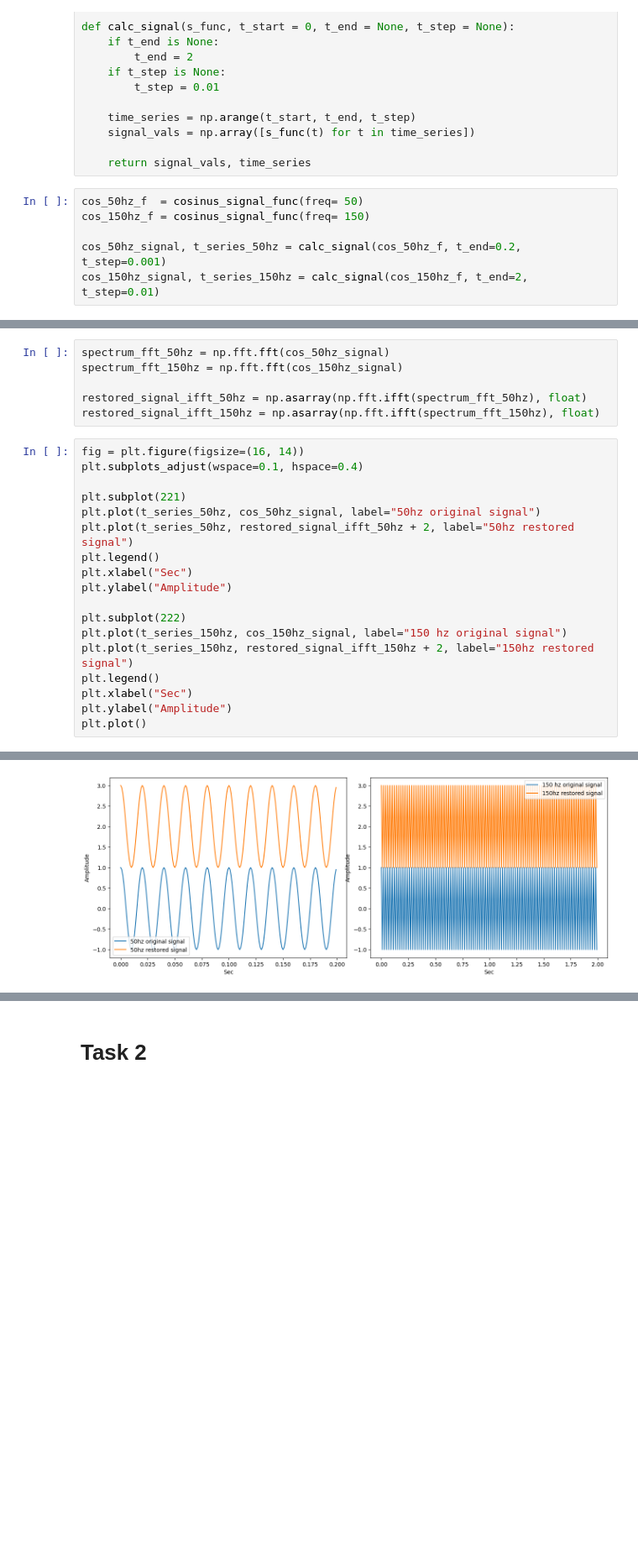
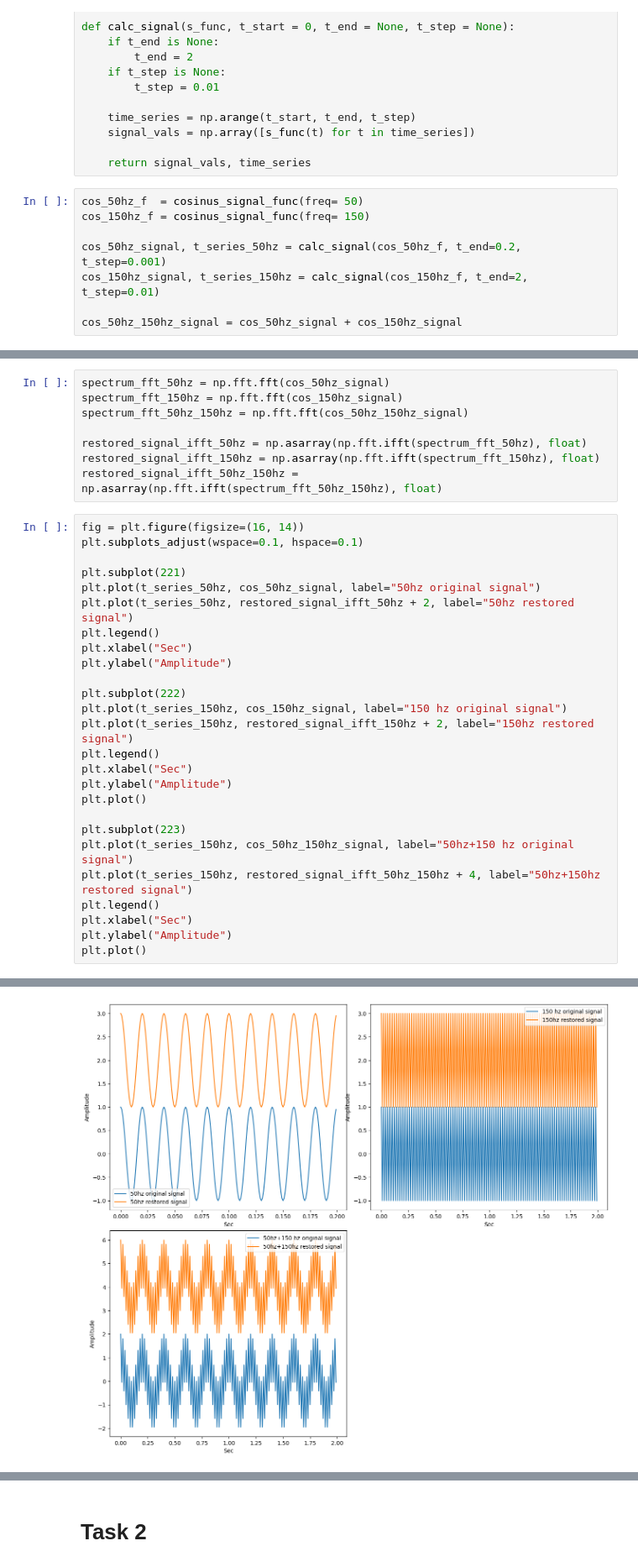
Before and after one commit to JooudDoo/DigitalSignals, a Jupyter notebook: lab_2.ipynb, the cells around one changed output, grey strips where cells are left out. Shown: that part at 84% size. Cells and saved outputs as stored; diff of their text form; blank space fills up the shorter version.

```diff
--- a/lab_2.ipynb
+++ b/lab_2.ipynb
@@ -42,6 +42,8 @@ cos_150hz_f = cosinus_signal_func(freq= 150)
 
 cos_50hz_signal, t_series_50hz = calc_signal(cos_50hz_f, t_end=0.2, t_step=0.001)
 cos_150hz_signal, t_series_150hz = calc_signal(cos_150hz_f, t_end=2, t_step=0.01)
+
+cos_50hz_150hz_signal = cos_50hz_signal + cos_150hz_signal
 # %%
 runs_count = 100
 
@@ -67,30 +73,40 @@ fft is 294.9 times faster at 150hz
 # %%
 spectrum_fft_50hz = np.fft.fft(cos_50hz_signal)
 spectrum_fft_150hz = np.fft.fft(cos_150hz_signal)
+spectrum_fft_50hz_150hz = np.fft.fft(cos_50hz_150hz_signal)
 
 restored_signal_ifft_50hz = np.asarray(np.fft.ifft(spectrum_fft_50hz), float)
 restored_signal_ifft_150hz = np.asarray(np.fft.ifft(spectrum_fft_150hz), float)
+restored_signal_ifft_50hz_150hz = np.asarray(np.fft.ifft(spectrum_fft_50hz_150hz), float)
 # %%
 fig = plt.figure(figsize=(16, 14))
-plt.subplots_adjust(wspace=0.1, hspace=0.4)
+plt.subplots_adjust(wspace=0.1, hspace=0.1)
 
 plt.subplot(221)
 plt.plot(t_series_50hz, cos_50hz_signal, label="50hz original signal")
 plt.plot(t_series_50hz, restored_signal_ifft_50hz + 2, label="50hz restored signal")
 plt.legend()
 plt.xlabel("Sec")
 plt.ylabel("Amplitude")
 
 plt.subplot(222)
 plt.plot(t_series_150hz, cos_150hz_signal, label="150 hz original signal")
 plt.plot(t_series_150hz, restored_signal_ifft_150hz + 2, label="150hz restored signal")
 plt.legend()
 plt.xlabel("Sec")
 plt.ylabel("Amplitude")
 plt.plot()
+
+plt.subplot(223)
+plt.plot(t_series_150hz, cos_50hz_150hz_signal, label="50hz+150 hz original signal")
+plt.plot(t_series_150hz, restored_signal_ifft_50hz_150hz + 4, label="50hz+150hz restored signal")
+plt.legend()
+plt.xlabel("Sec")
+plt.ylabel("Amplitude")
+plt.plot()
 # %% [output]
 []
-[figure, old version]
+[figure, new version]
 # %%
 noise_50hz = np.random.normal(0, 1, cos_50hz_signal.shape)
 noise_150hz = np.random.normal(0, 1, cos_150hz_signal.shape)
```
Also changed, not shown: parts of 5 cells of this notebook.
